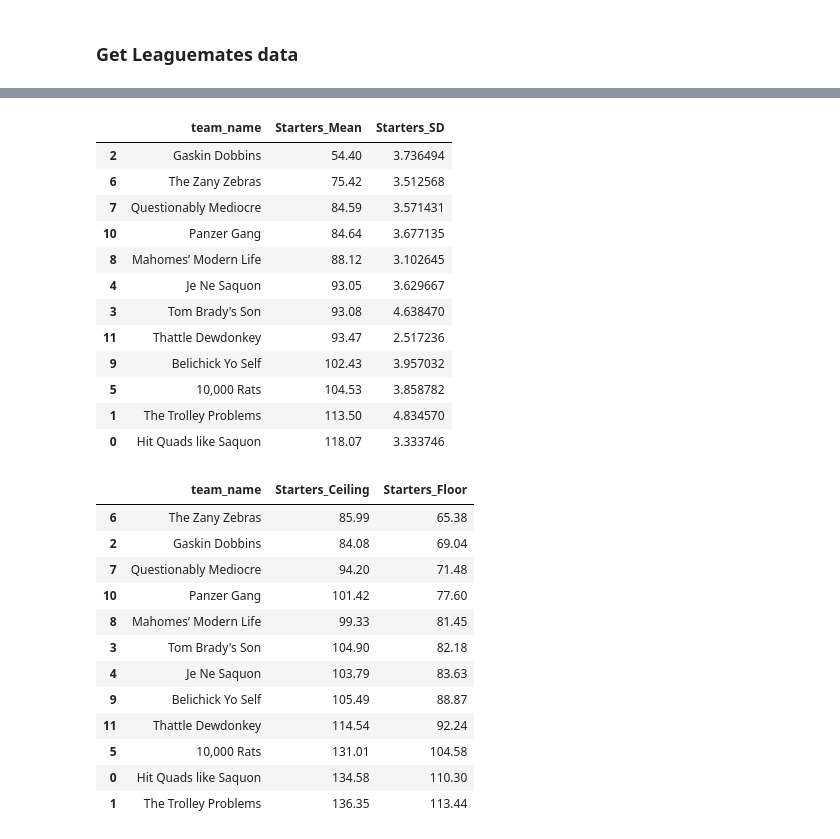
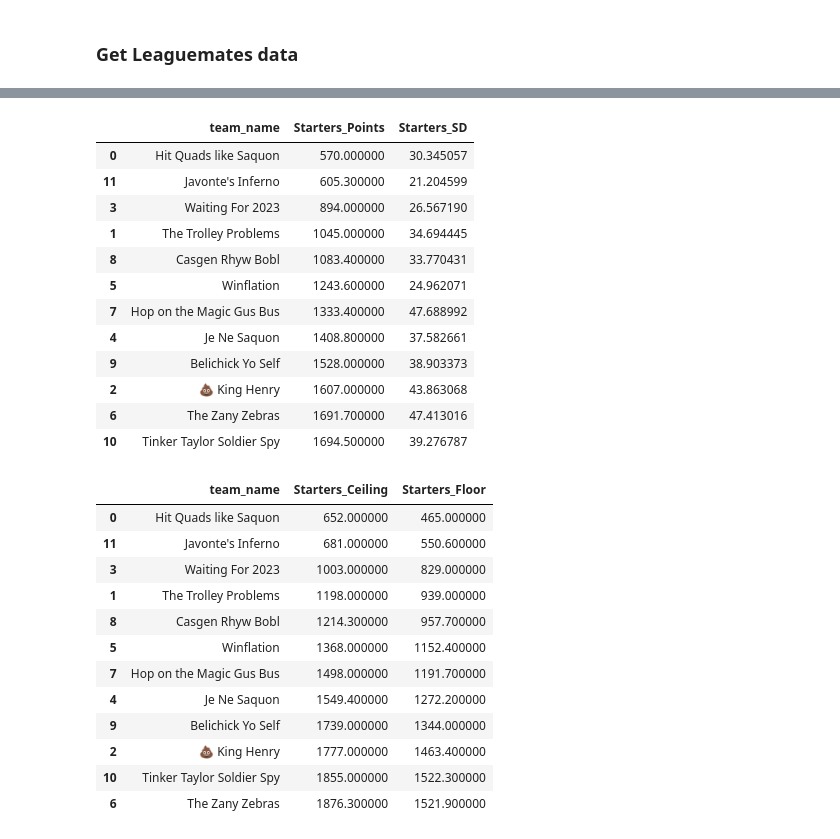
Before and after one commit to atran39/PokerstersFF, a Jupyter notebook: PokerstersFF.ipynb, the cells around one changed output, grey strips where cells are left out. Drawn from its saved outputs; the diff is of its cells as text; code cells hidden in the pictures.

```diff
--- a/PokerstersFF.ipynb
+++ b/PokerstersFF.ipynb
@@ -63,11 +63,12 @@ from scipy.stats import norm
 import seaborn as sns
 from labellines import labelLine, labelLines
 
-league_id = 723630813350014976
+league_id = 852044618987085824
 league = League(league_id)
 players = Players()
 # players_df = pd.read_pickle('./sleeper_players.pkl')
 # ffa_proj_df = pd.read_pickle("./ffa_proj.pkl")
+plt.rcParams['figure.figsize'] = [30, 15]
 # %%
 # import player projection data from spreadsheet
 projection_file = '2022_projections/2022_season_ff_projection.txt'
@@ -140,6 +153,11 @@ rosters = league.get_rosters()
 rosters_df = pd.DataFrame(rosters)
 # if someone doesn't have a team name, use username
 rosters_df['team_name'] = rosters_df['owner_id'].apply(lambda x: users_df.loc[x]['metadata']['team_name'] if 'team_name' in users_df.loc[x]['metadata'] else users_df.loc[x]['display_name'])
+
+def get_bench(row):
+    return [x for x in row['players'] if x not in row['starters']]
+
+rosters_df['bench'] = rosters_df.apply(get_bench, axis=1)
 rosters_df.head()
 # %% [output]
 |  | taxi | starters | settings | roster_id | reserve | players | player_map | owner_id | metadata | league_id | ... |
@@ -150,0 +169,9 @@ rosters_df.head()
+# %%
+#  Post-draft VOR calculation
+rosters_df['Starters_VOR'] = rosters_df['starters'].apply(lambda s: sum(players_df.loc[[i for i in s if i != '0']]['VOR']))
+rosters_df['Bench_VOR'] = rosters_df['bench'].apply(lambda s: sum(players_df.loc[[i for i in s if i != '0']]['VOR']))
+rosters_df['Team_VOR'] = rosters_df['players'].apply(lambda s: sum(players_df.loc[[i for i in s if i != '0']]['VOR']))
+
+ax = rosters_df.sort_values('Team_VOR')[['Starters_VOR', 'Bench_VOR', 'team_name']].plot.bar(x='team_name', stacked=True)
+for container in ax.containers:
+    ax.bar_label(container)
@@ -151,7 +197,6 @@ rosters_df.head()
 # %%
-for col in ['Floor','Mean','Ceiling','Risk']:
+for col in ['Floor','Points','Ceiling','Uncertainty']:
     rosters_df['Starters_' + col] = rosters_df['starters'].apply(lambda s: sum(players_df.loc[[i for i in s if i != '0']][col]))
 
 rosters_df['Starters_Variance'] = rosters_df['starters'].apply(lambda s: sum(players_df.loc[[i for i in s if i != '0']]['SD']**2))
 rosters_df['Starters_SD'] = rosters_df['Starters_Variance']**(1/2)
-rosters_df
@@ -210,33 +251,33 @@ plt.show()
 # %%
-rosters_df.loc[:, ['team_name', 'Starters_Mean', 'Starters_SD']].sort_values(by='Starters_Mean')
+rosters_df.loc[:, ['team_name', 'Starters_Points', 'Starters_SD']].sort_values(by='Starters_Points')
 # %% [output]
-|  | team_name | Starters_Mean | Starters_SD |
-| 2 | Gaskin Dobbins | 54.40 | 3.736494 |
-| 6 | The Zany Zebras | 75.42 | 3.512568 |
-| 7 | Questionably Mediocre | 84.59 | 3.571431 |
-| 10 | Panzer Gang | 84.64 | 3.677135 |
-| 8 | Mahomes’ Modern Life | 88.12 | 3.102645 |
-| 4 | Je Ne Saquon | 93.05 | 3.629667 |
-| 3 | Tom Brady's Son | 93.08 | 4.638470 |
-| 11 | Thattle Dewdonkey | 93.47 | 2.517236 |
-| 9 | Belichick Yo Self | 102.43 | 3.957032 |
-| 5 | 10,000 Rats | 104.53 | 3.858782 |
-| 1 | The Trolley Problems | 113.50 | 4.834570 |
-| 0 | Hit Quads like Saquon | 118.07 | 3.333746 |
+|  | team_name | Starters_Points | Starters_SD |
+| 0 | Hit Quads like Saquon | 570.000000 | 30.345057 |
+| 11 | Javonte's Inferno | 605.300000 | 21.204599 |
+| 3 | Waiting For 2023 | 894.000000 | 26.567190 |
+| 1 | The Trolley Problems | 1045.000000 | 34.694445 |
+| 8 | Casgen Rhyw Bobl | 1083.400000 | 33.770431 |
+| 5 | Winflation | 1243.600000 | 24.962071 |
+| 7 | Hop on the Magic Gus Bus | 1333.400000 | 47.688992 |
+| 4 | Je Ne Saquon | 1408.800000 | 37.582661 |
+| 9 | Belichick Yo Self | 1528.000000 | 38.903373 |
+| 2 | 💩 King Henry | 1607.000000 | 43.863068 |
+| 6 | The Zany Zebras | 1691.700000 | 47.413016 |
+| 10 | Tinker Taylor Soldier Spy | 1694.500000 | 39.276787 |
 # %%
-rosters_df.loc[:, ['team_name', 'Starters_Ceiling', 'Starters_Floor']].sort_values(by='Starters_Floor')
+rosters_df.loc[:, ['team_name', 'Starters_Ceiling', 'Starters_Floor']].sort_values(by='Starters_Ceiling')
 # %% [output]
 |  | team_name | Starters_Ceiling | Starters_Floor |
-| 6 | The Zany Zebras | 85.99 | 65.38 |
-| 2 | Gaskin Dobbins | 84.08 | 69.04 |
-| 7 | Questionably Mediocre | 94.20 | 71.48 |
-| 10 | Panzer Gang | 101.42 | 77.60 |
-| 8 | Mahomes’ Modern Life | 99.33 | 81.45 |
-| 3 | Tom Brady's Son | 104.90 | 82.18 |
-| 4 | Je Ne Saquon | 103.79 | 83.63 |
-| 9 | Belichick Yo Self | 105.49 | 88.87 |
-| 11 | Thattle Dewdonkey | 114.54 | 92.24 |
-| 5 | 10,000 Rats | 131.01 | 104.58 |
-| 0 | Hit Quads like Saquon | 134.58 | 110.30 |
-| 1 | The Trolley Problems | 136.35 | 113.44 |
+| 0 | Hit Quads like Saquon | 652.000000 | 465.000000 |
+| 11 | Javonte's Inferno | 681.000000 | 550.600000 |
+| 3 | Waiting For 2023 | 1003.000000 | 829.000000 |
+| 1 | The Trolley Problems | 1198.000000 | 939.000000 |
+| 8 | Casgen Rhyw Bobl | 1214.300000 | 957.700000 |
+| 5 | Winflation | 1368.000000 | 1152.400000 |
+| 7 | Hop on the Magic Gus Bus | 1498.000000 | 1191.700000 |
+| 4 | Je Ne Saquon | 1549.400000 | 1272.200000 |
+| 9 | Belichick Yo Self | 1739.000000 | 1344.000000 |
+| 2 | 💩 King Henry | 1777.000000 | 1463.400000 |
+| 10 | Tinker Taylor Soldier Spy | 1855.000000 | 1522.300000 |
+| 6 | The Zany Zebras | 1876.300000 | 1521.900000 |
 # %%
```
Also changed, not shown: parts of 14 cells of this notebook.
